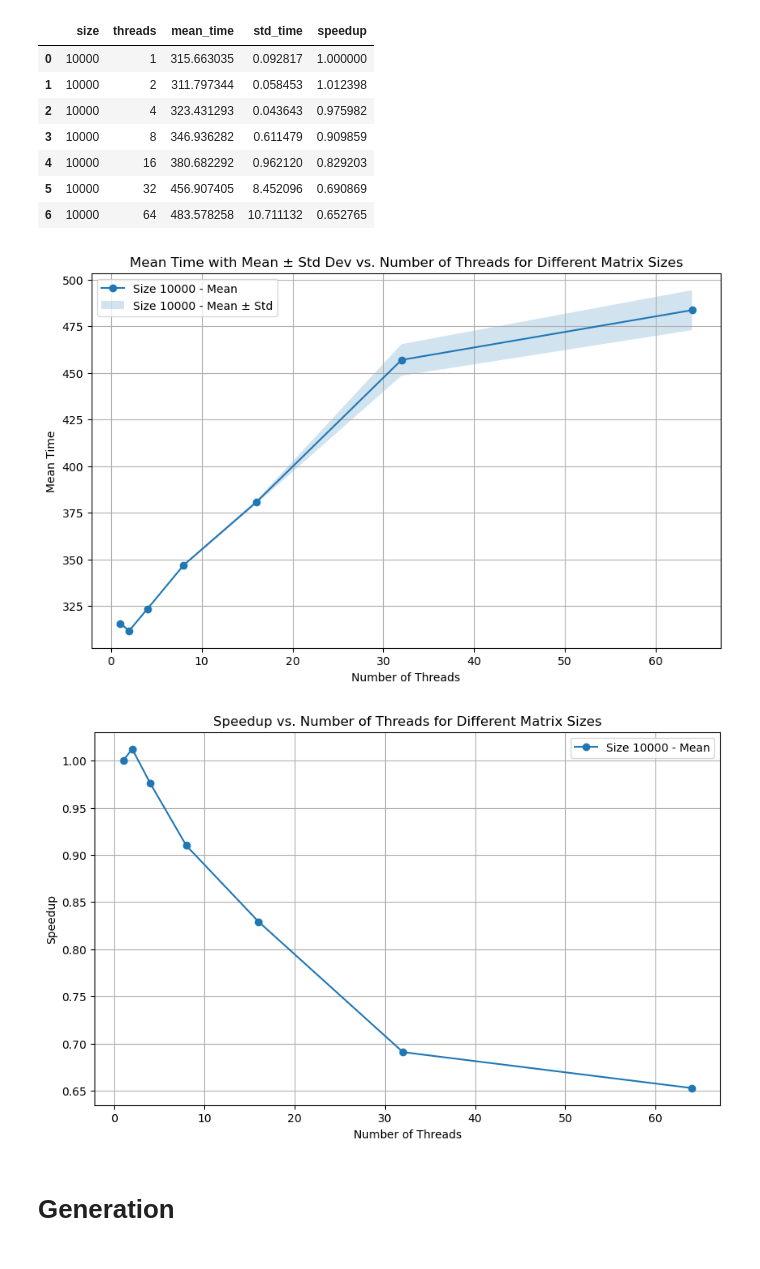
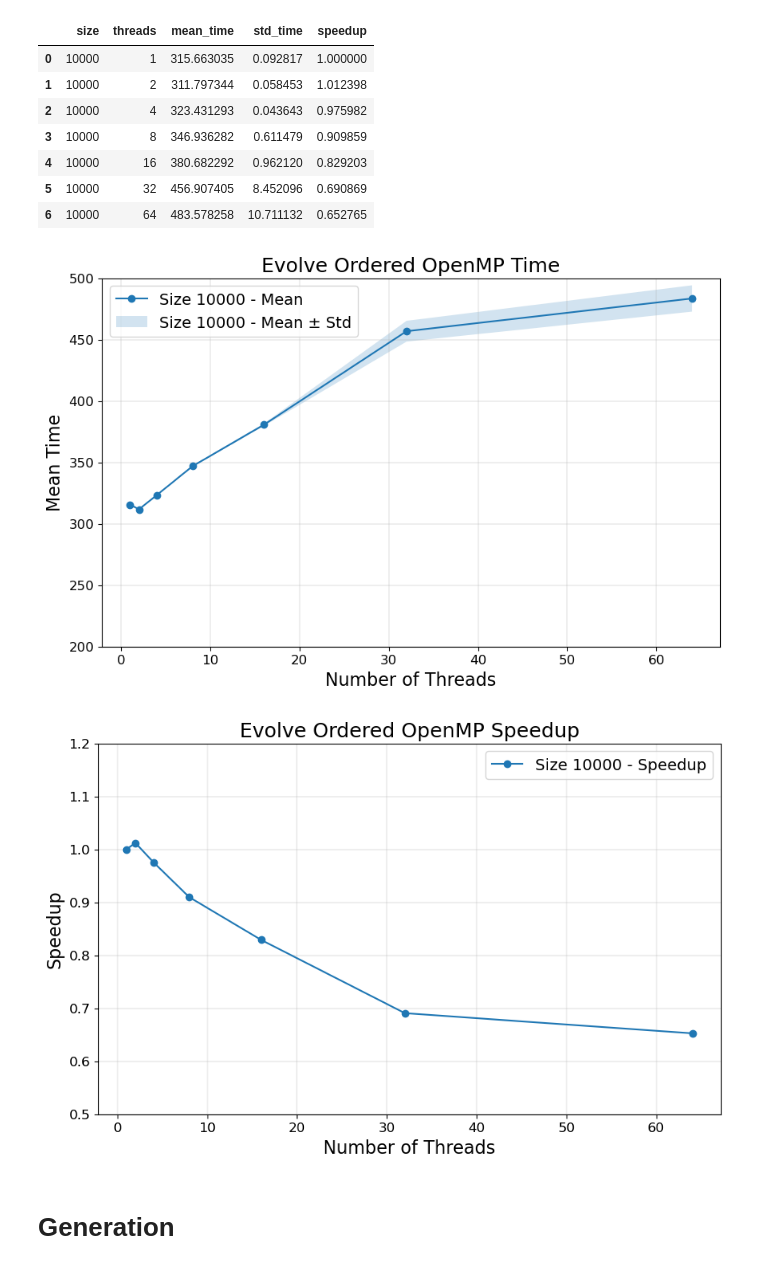
Before and after one commit to SDavenia/FHPC_Assignment, a Jupyter notebook: Exercise1/analysis1.ipynb, the cells around one changed output. Saved outputs shown, nothing was run; the diff lists cells and outputs as text; code cells hidden in the pictures.

```diff
--- a/Exercise1/analysis1.ipynb
+++ b/Exercise1/analysis1.ipynb
@@ -198,31 +204,36 @@ grouped_df_evolve_ordered
 # %%
 import pandas as pd
 import matplotlib.pyplot as plt
 
 # Assuming you already have your DataFrame, let's call it 'df'
 
 # Separate the DataFrame into two subsets based on size
 
 # Create the plot
 plt.figure(figsize=(10, 6))
 
 # Plot for size 10000
 plt.plot(grouped_df_evolve_ordered['threads'], grouped_df_evolve_ordered['mean_time'], label='Size 10000 - Mean', marker='o')
 plt.fill_between(grouped_df_evolve_ordered['threads'], grouped_df_evolve_ordered['mean_time'] - grouped_df_evolve_ordered['std_time'], grouped_df_evolve_ordered['mean_time'] + grouped_df_evolve_ordered['std_time'], alpha=0.2, label='Size 10000 - Mean ± Std')
 
 # Add labels and title
-plt.xlabel('Number of Threads')
-plt.ylabel('Mean Time')
-plt.title('Mean Time with Mean ± Std Dev vs. Number of Threads for Different Matrix Sizes')
+plt.xlabel('Number of Threads', fontsize = 16)
+plt.ylabel('Mean Time', fontsize = 16)
+plt.title('Evolve Ordered OpenMP Time', fontsize = 18)
+
+plt.xticks(fontsize=12)
+plt.yticks(fontsize=12)
 
 # Add legend
-plt.legend()
+plt.legend(fontsize=14)
+
+plt.ylim([200, 500])
 
 # Show the plot
-plt.grid()
+plt.grid(linewidth = 0.3)
 plt.show()
 # %% [output]
-[figure, old version]
+[figure, new version]
 # %%
 # Create the plot
 plt.figure(figsize=(10, 6))
@@ -233,20 +244,24 @@ plt.plot(grouped_df_evolve_ordered['threads'], grouped_df_evolve_ordered['speedu
 # Plot to show optimal speedup
 #plt.plot(grouped_df_evolve_ordered['threads'], grouped_df_evolve_ordered['threads'], linestyle='--', color='gray', label='Theoretical speedup')
 
+# Add labels and title
+plt.xlabel('Number of Threads', fontsize = 16)
+plt.ylabel('Speedup', fontsize = 16)
+plt.title('Evolve Ordered OpenMP Speedup', fontsize = 18)
 
-# Add labels and title
-plt.xlabel('Number of Threads')
-plt.ylabel('Speedup')
-plt.title('Speedup vs. Number of Threads for Different Matrix Sizes')
+plt.xticks(fontsize=12)
+plt.yticks(fontsize=12)
 
 # Add legend
-plt.legend()
+plt.legend(fontsize=14)
+
+plt.ylim([0.5, 1.2])
 
 # Show the plot
-plt.grid()
+plt.grid(linewidth = 0.3)
 plt.show()
 # %% [output]
-[figure, old version]
+[figure, new version]
 # %% [markdown]
 # Generation
 # %%
```
Also changed, not shown: parts of 9 cells of this notebook, 1 other file.
